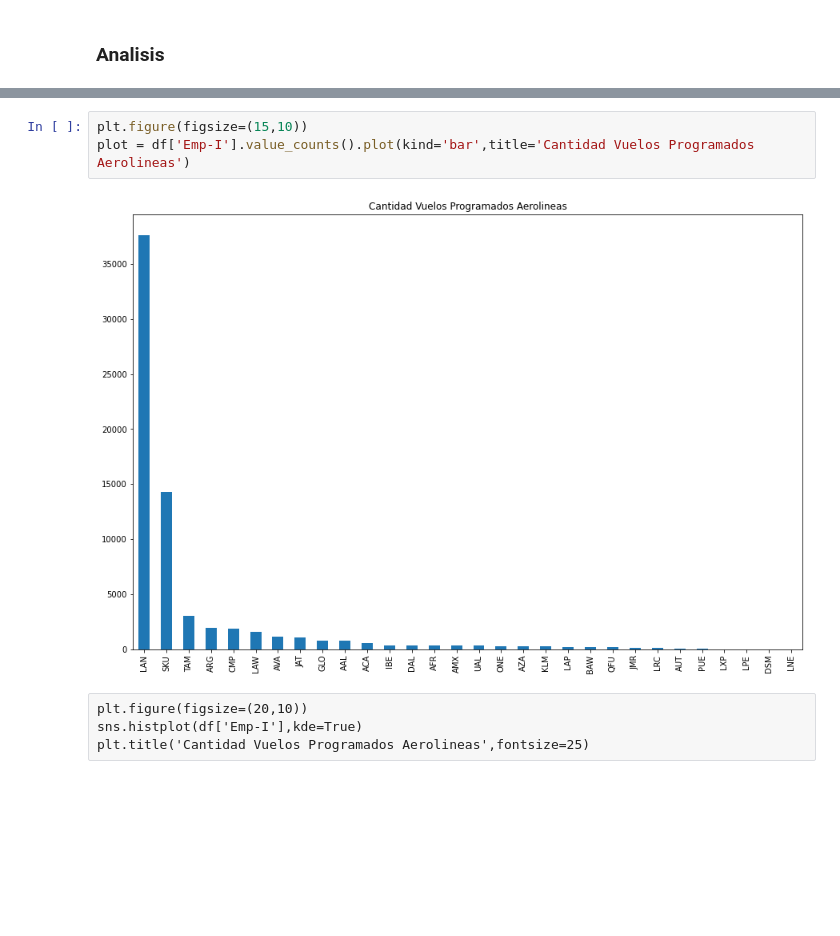
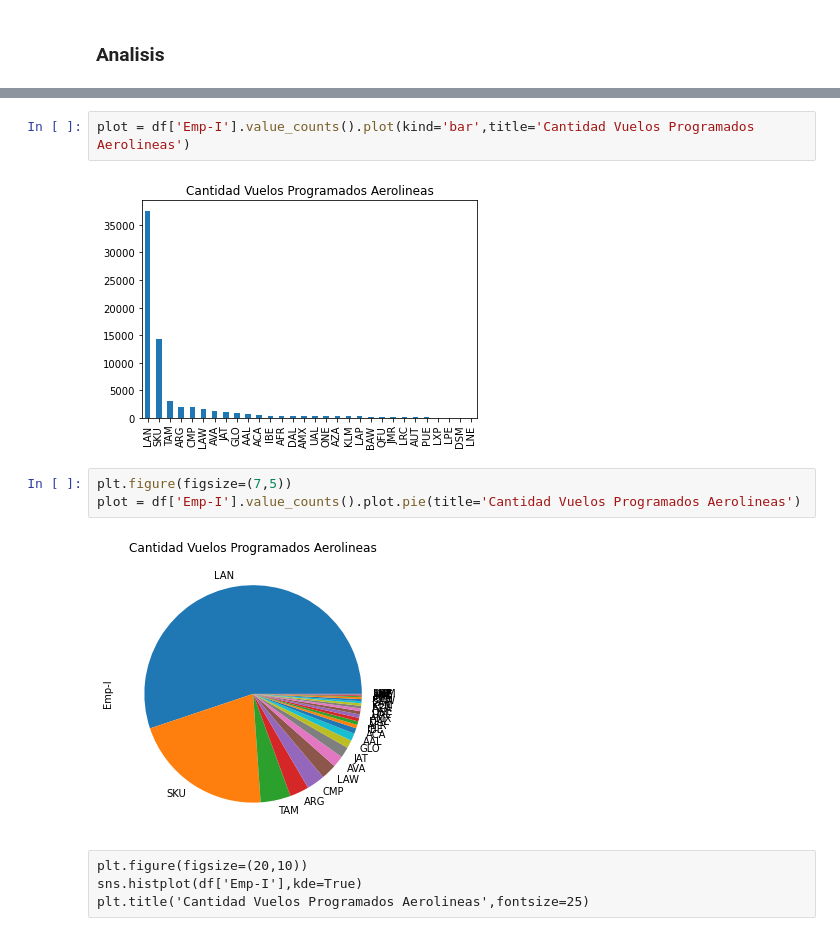
Before and after one commit to RoberttoMY/Data-Scientist-Challenge---LATAM-Airlines, a Jupyter notebook: Desafio Data Scientist LATAM Airlines.ipynb, the cells around one changed output, grey strips where cells are left out. Drawn from its saved outputs; the diff is of its cells as text; blank space fills up the shorter version.

```diff
--- a/Desafio Data Scientist LATAM Airlines.ipynb
+++ b/Desafio Data Scientist LATAM Airlines.ipynb
@@ -71,8 +161,12 @@ Los datos se distribuyen de diferente manera
+# %%
+plot = df['Emp-I'].value_counts().plot(kind='bar',title='Cantidad Vuelos Programados Aerolineas')
+# %% [output]
+[figure, added]
 # %%
-plt.figure(figsize=(15,10))
-plot = df['Emp-I'].value_counts().plot(kind='bar',title='Cantidad Vuelos Programados Aerolineas')
+plt.figure(figsize=(7,5))
+plot = df['Emp-I'].value_counts().plot.pie(title='Cantidad Vuelos Programados Aerolineas')
 # %% [output]
-[figure, old version]
+[figure, new version]
 # %% [raw]
 plt.figure(figsize=(20,10))
 sns.histplot(df['Emp-I'],kde=True)
```
Also changed, not shown: parts of 90 cells of this notebook.
